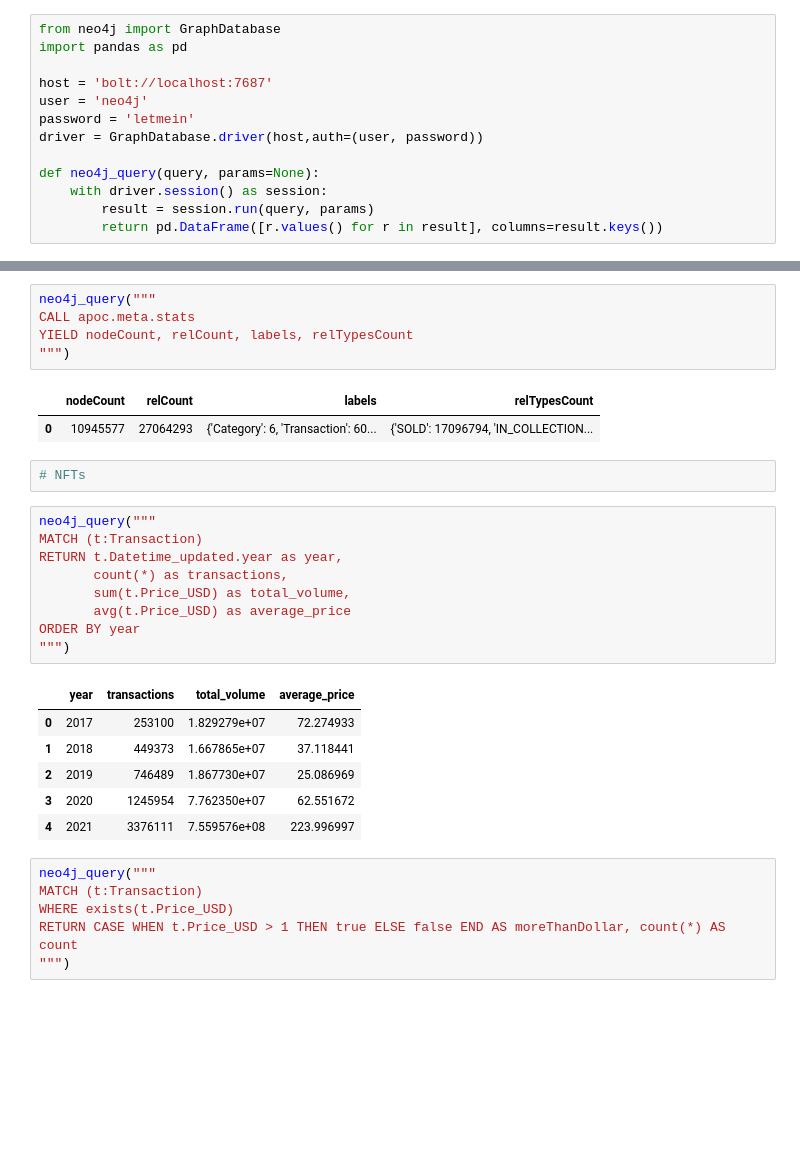
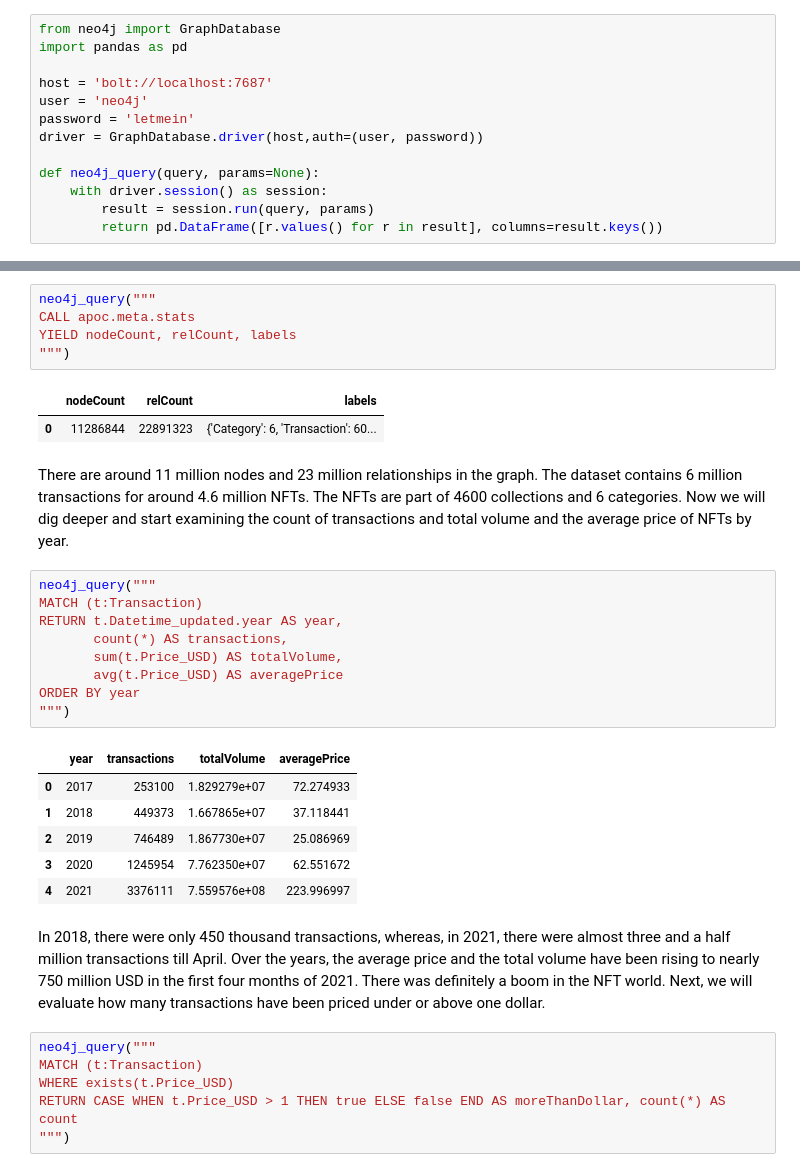
Before and after one commit to tomasonjo/blogs, a Jupyter notebook: nft/NFT analysis.ipynb, the cells around one changed output, grey strips where cells are left out. Cells and saved outputs as stored; diff of their text form; blank space fills up the shorter version.

```diff
--- a/nft/NFT analysis.ipynb
+++ b/nft/NFT analysis.ipynb
@@ -24,29 +41,33 @@ CALL apoc.warmup.run
 # %%
 neo4j_query("""
 CALL apoc.meta.stats
-YIELD nodeCount, relCount, labels, relTypesCount
+YIELD nodeCount, relCount, labels
 """)
 # %% [output]
-|  | nodeCount | relCount | labels | relTypesCount |
-| 0 | 10945577 | 27064293 | {'Category': 6, 'Transaction': 60... | {'SOLD': 17096794, 'IN_COLLECTION... |
+|  | nodeCount | relCount | labels |
+| 0 | 11286844 | 22891323 | {'Category': 6, 'Transaction': 60... |
-# %%
-# NFTs
+# %% [markdown]
+There are around 11 million nodes and 23 million relationships in the graph. The dataset contains 6 million transactions for around 4.6 million NFTs. The NFTs are part of 4600 collections and 6 categories.
+Now we will dig deeper and start examining the count of transactions and total volume and the average price of NFTs by year.
 # %%
 neo4j_query("""
 MATCH (t:Transaction)
-RETURN t.Datetime_updated.year as year,
-       count(*) as transactions,
-       sum(t.Price_USD) as total_volume,
-       avg(t.Price_USD) as average_price
+RETURN t.Datetime_updated.year AS year,
+       count(*) AS transactions,
+       sum(t.Price_USD) AS totalVolume,
+       avg(t.Price_USD) AS averagePrice
 ORDER BY year
 """)
 # %% [output]
-|  | year | transactions | total_volume | average_price |
+|  | year | transactions | totalVolume | averagePrice |
 | 0 | 2017 | 253100 | 1.829279e+07 | 72.274933 |
 | 1 | 2018 | 449373 | 1.667865e+07 | 37.118441 |
 | 2 | 2019 | 746489 | 1.867730e+07 | 25.086969 |
 | 3 | 2020 | 1245954 | 7.762350e+07 | 62.551672 |
 | 4 | 2021 | 3376111 | 7.559576e+08 | 223.996997 |
+# %% [markdown]
+In 2018, there were only 450 thousand transactions, whereas, in 2021, there were almost three and a half million transactions till April. Over the years, the average price and the total volume have been rising to nearly 750 million USD in the first four months of 2021. There was definitely a boom in the NFT world.
+Next, we will evaluate how many transactions have been priced under or above one dollar.
 # %%
 neo4j_query("""
 MATCH (t:Transaction)
```
Also changed, not shown: parts of 35 cells of this notebook, 1 other file.
